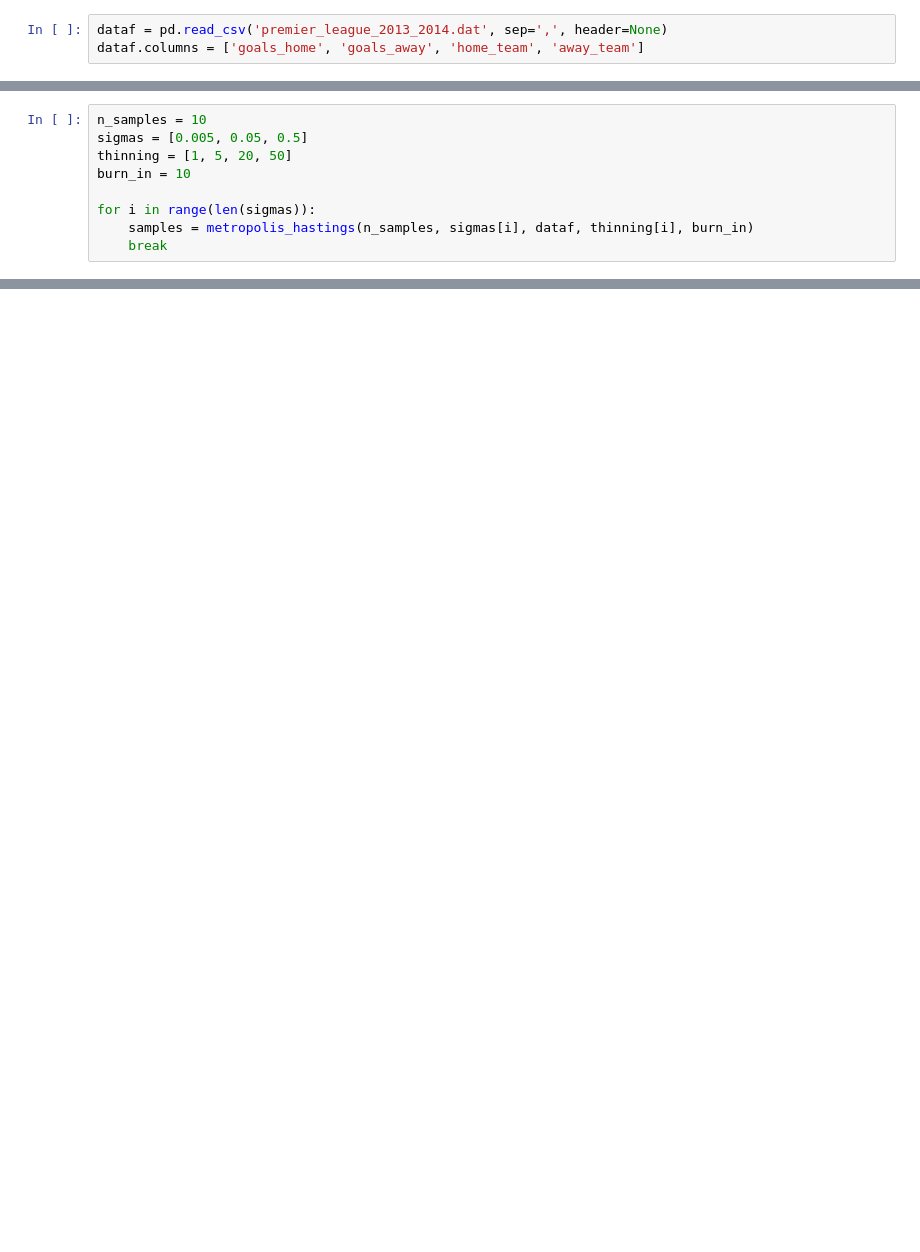
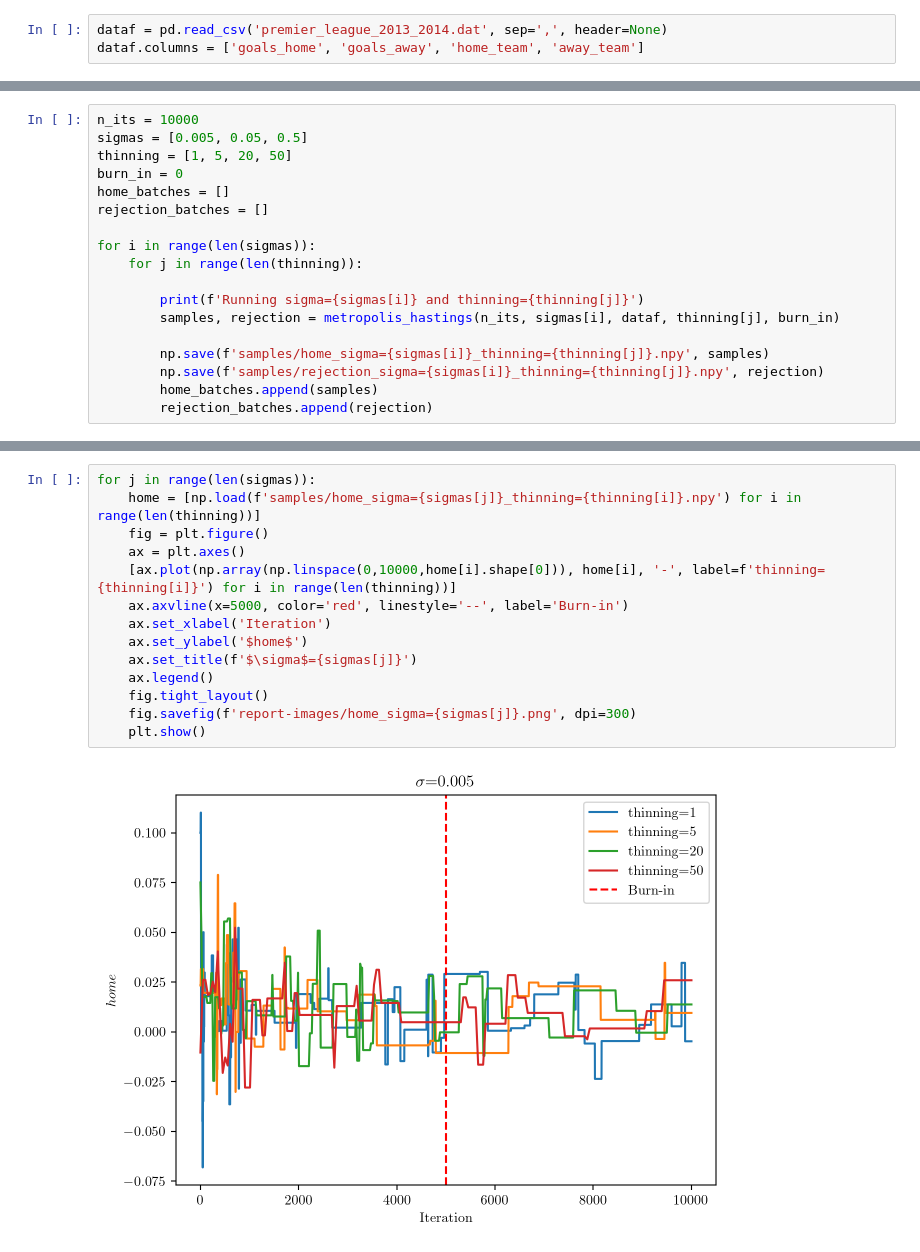
Before and after one commit to erik-norlin/SSY316-Advanced-Probabilistic-Machine-Learning, a Jupyter notebook: take-home-exam/Q2/Q2_notebook.ipynb, the cells around one changed output, grey strips where cells are left out. Saved outputs shown, nothing was run; the diff lists cells and outputs as text; blank space fills up the shorter version.

Commit message:
Q2 plots initialized

```diff
--- a/take-home-exam/Q2/Q2_notebook.ipynb
+++ b/take-home-exam/Q2/Q2_notebook.ipynb
@@ -112,9 +119,18 @@ def metropolis_hastings(n_samples, sigma, dataf, thinning, burn_in):
 # %%
-n_samples = 10
+n_its = 10000
 sigmas = [0.005, 0.05, 0.5]
 thinning = [1, 5, 20, 50]
-burn_in = 10
+burn_in = 0
+home_batches = []
+rejection_batches = []
 
 for i in range(len(sigmas)):
-    samples = metropolis_hastings(n_samples, sigmas[i], dataf, thinning[i], burn_in)
-    break
+    for j in range(len(thinning)):
+
+        print(f'Running sigma={sigmas[i]} and thinning={thinning[j]}')
+        samples, rejection = metropolis_hastings(n_its, sigmas[i], dataf, thinning[j], burn_in)
+
+        np.save(f'samples/home_sigma={sigmas[i]}_thinning={thinning[j]}.npy', samples)
+        np.save(f'samples/rejection_sigma={sigmas[i]}_thinning={thinning[j]}.npy', rejection)
+        home_batches.append(samples)
+        rejection_batches.append(rejection)
@@ -120,0 +152,16 @@ for i in range(len(sigmas)):
+# %%
+for j in range(len(sigmas)):
+    home = [np.load(f'samples/home_sigma={sigmas[j]}_thinning={thinning[i]}.npy') for i in range(len(thinning))]
+    fig = plt.figure()
+    ax = plt.axes()
+    [ax.plot(np.array(np.linspace(0,10000,home[i].shape[0])), home[i], '-', label=f'thinning={thinning[i]}') for i in range(len(thinning))]
+    ax.axvline(x=5000, color='red', linestyle='--', label='Burn-in')
+    ax.set_xlabel('Iteration')
+    ax.set_ylabel('$home$')
+    ax.set_title(f'$\sigma$={sigmas[j]}')
+    ax.legend()
+    fig.tight_layout()
+    fig.savefig(f'report-images/home_sigma={sigmas[j]}.png', dpi=300)
+    plt.show()
+# %% [output]
+[figure, added]
```
Also changed, not shown: parts of 8 cells of this notebook, 28 other files.
